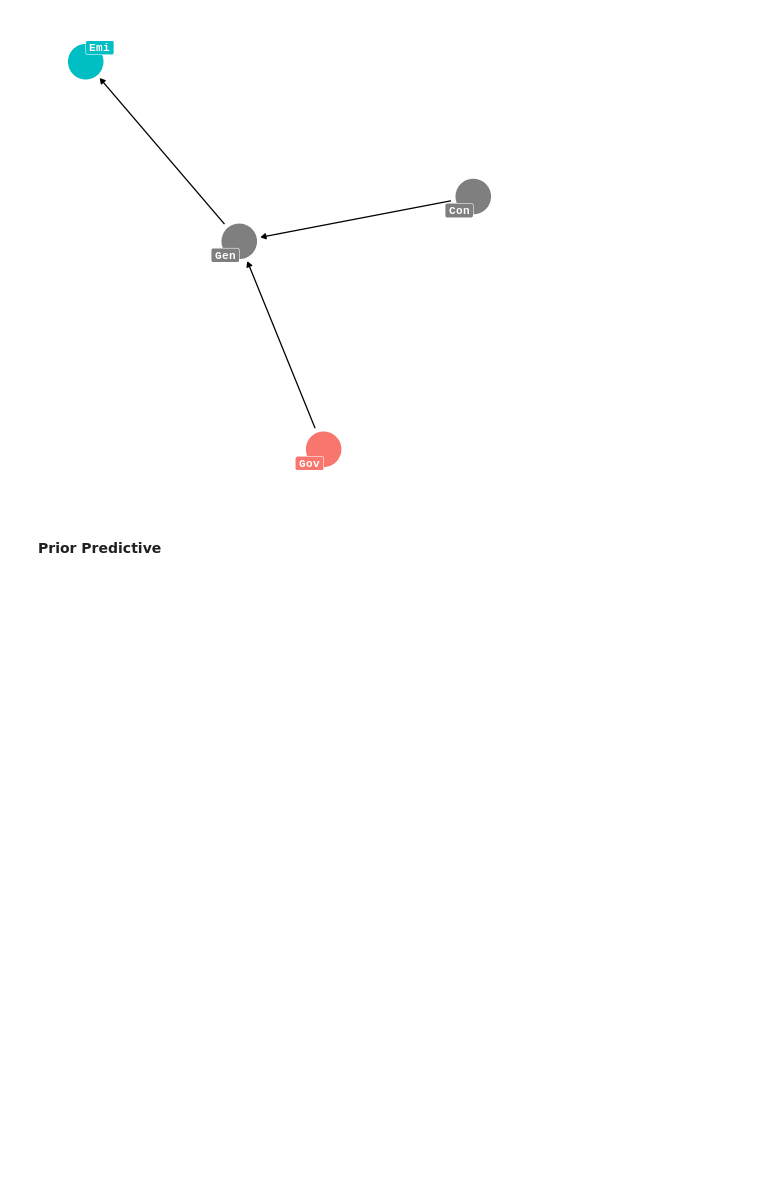
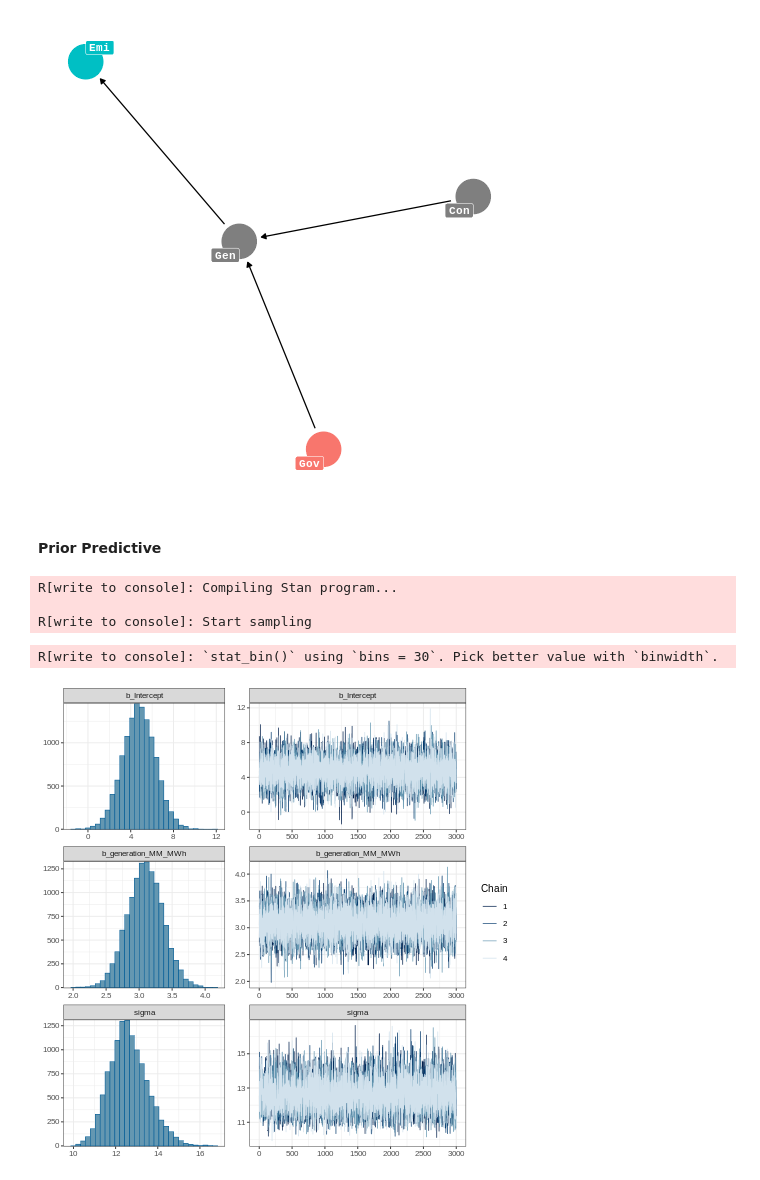
Before and after one commit to nthammadi-uncc/MultiEffects_AirPollutants, a Jupyter notebook: Notebooks/Multi_Effects_Model_for_Electricity_Analysis.ipynb, the cells around one changed output. Cells and saved outputs as stored; diff of their text form; code cells hidden in the pictures; blank space fills up the shorter version.

Commit message:
Updated libraries to include Stan. Updated priors in notebook

```diff
--- a/Notebooks/Multi_Effects_Model_for_Electricity_Analysis.ipynb
+++ b/Notebooks/Multi_Effects_Model_for_Electricity_Analysis.ipynb
@@ -231,0 +253,7 @@ summary(electricity_df)
+# %%
+%%R
+electricity_df$region <- factor(electricity_df$region)
+electricity_df$division <- factor(electricity_df$division)
+electricity_df$ruling_party <- factor(electricity_df$ruling_party)
+electricity_df$energy_source <- factor(electricity_df$energy_source)
+str(electricity_df)
@@ -259,3 +298,30 @@ ggdag::ggdag_status(g, text = FALSE, use_labels = "name") +
 # %%
 %%R
 #looking at the original data, we can create a prior predictive with synthetic data
+prior1 <- c(
+    prior(normal(0,10), class = Intercept),
+    prior(normal(0,10), class = b, coef = generation_MM_MWh),
+    prior(cauchy(0,10), class = sigma)
+)
+# %%
+%%R
+model1 <- brm(
+    co2_emissions_mm_metric_tons ~ generation_MM_MWh,
+    data = electricity_df,
+    family = gaussian(),
+    prior = prior1,
+    warmup=2000, iter = 5000
+)
+# %% [output]
+R[write to console]: Compiling Stan program...
+
+R[write to console]: Start sampling
+# %%
+%%R
+model1 %>% plot(
+    combo = c("hist","trace"), widths = c(1,1.5),
+    theme = theme_bw(base_size=10)
+)
+# %% [output]
+R[write to console]: `stat_bin()` using `bins = 30`. Pick better value with `binwidth`.
+[figure, added]
```
Also changed, not shown: parts of 11 cells of this notebook, 1 other file.
